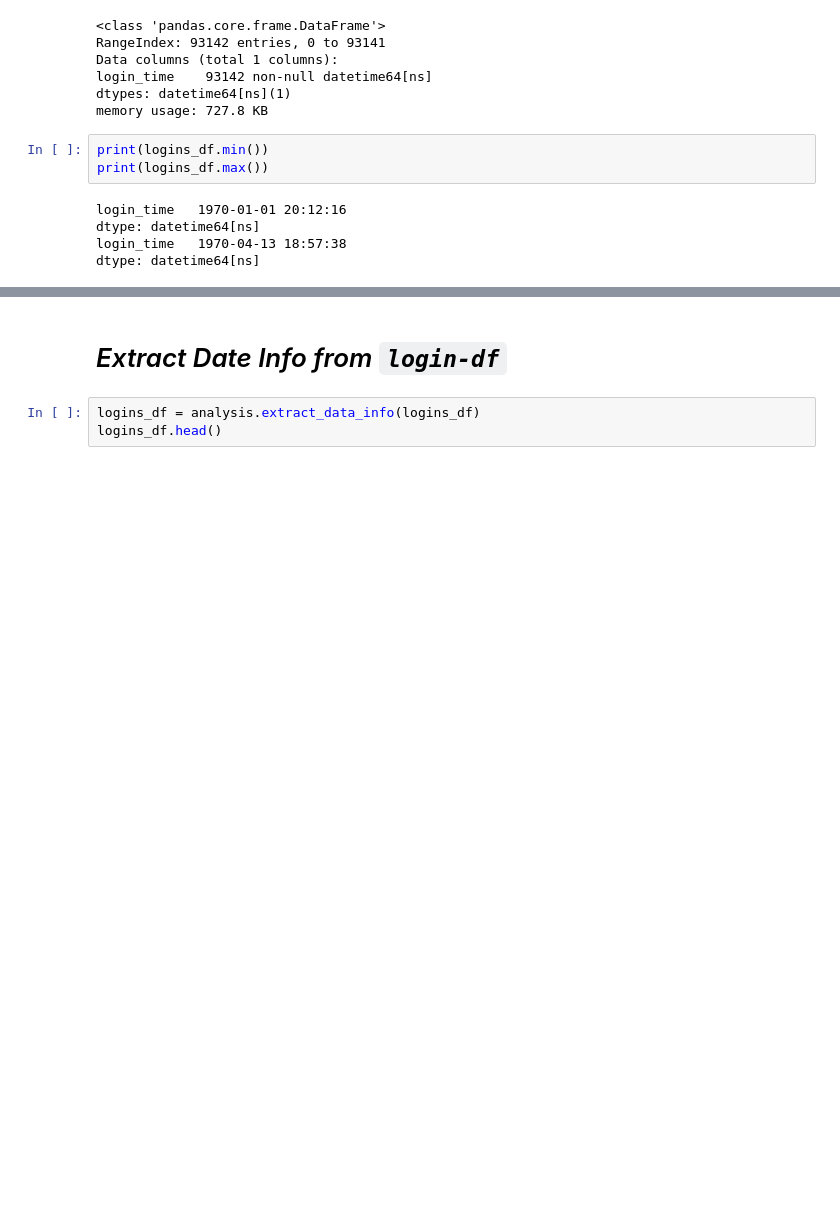
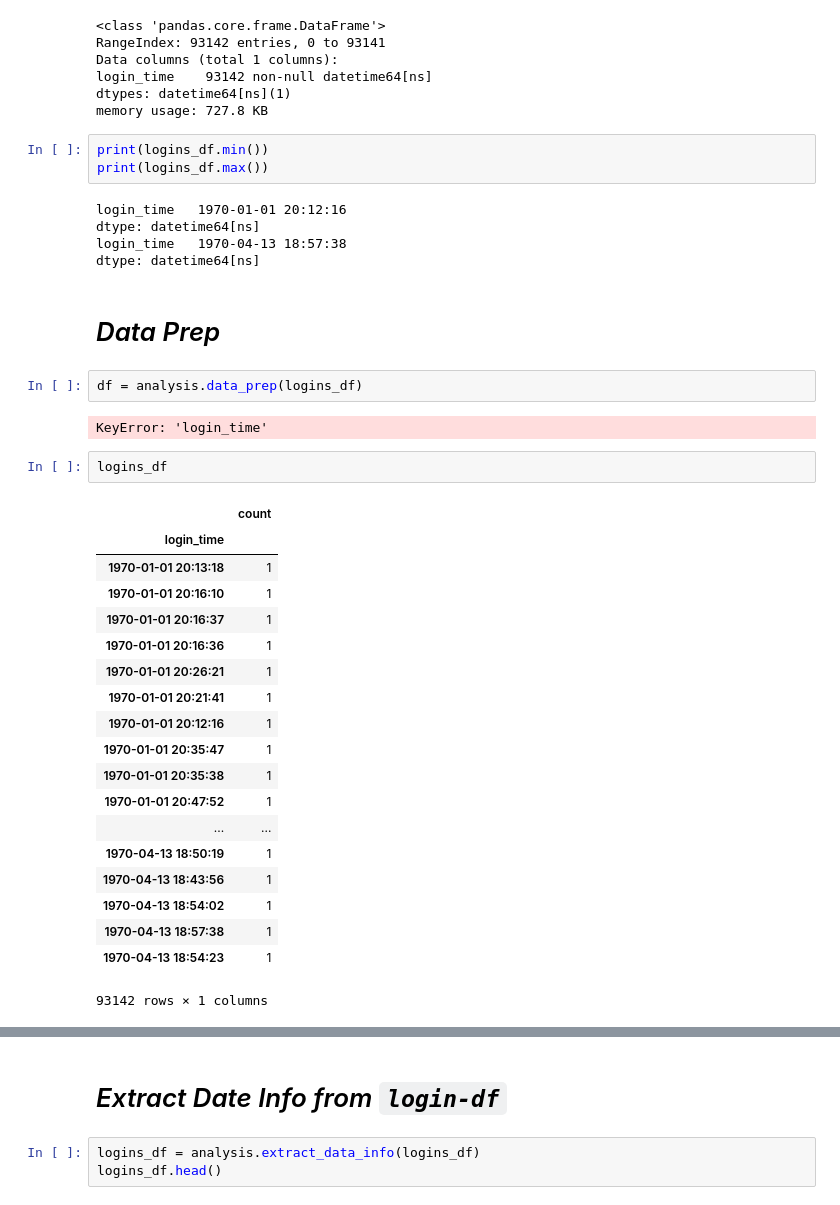
Before and after one commit to earny-joe/Springboard-DS-Portfolio, a Jupyter notebook: unit17-take-home-challenges/ultimate_technologies/exploratory-data-analysis-final.ipynb, the cells around one changed output, grey strips where cells are left out. Saved outputs shown, nothing was run; the diff lists cells and outputs as text; blank space fills up the shorter version.

```diff
--- a/unit17-take-home-challenges/ultimate_technologies/exploratory-data-analysis-final.ipynb
+++ b/unit17-take-home-challenges/ultimate_technologies/exploratory-data-analysis-final.ipynb
@@ -56,3 +56,31 @@ login_time   1970-01-01 20:12:16
 dtype: datetime64[ns]
 login_time   1970-04-13 18:57:38
 dtype: datetime64[ns]
+# %% [markdown]
+# _Data Prep_
+# %%
+df = analysis.data_prep(logins_df)
+# %% [output]
+KeyError: 'login_time'
+# %%
+logins_df
+# %% [output]
+|  | count |
+| login_time |  |
+| 1970-01-01 20:13:18 | 1 |
+| 1970-01-01 20:16:10 | 1 |
+| 1970-01-01 20:16:37 | 1 |
+| 1970-01-01 20:16:36 | 1 |
+| 1970-01-01 20:26:21 | 1 |
+| 1970-01-01 20:21:41 | 1 |
+| 1970-01-01 20:12:16 | 1 |
+| 1970-01-01 20:35:47 | 1 |
+| 1970-01-01 20:35:38 | 1 |
+| 1970-01-01 20:47:52 | 1 |
+| ... | ... |
+| 1970-04-13 18:50:19 | 1 |
+| 1970-04-13 18:43:56 | 1 |
+| 1970-04-13 18:54:02 | 1 |
+| 1970-04-13 18:57:38 | 1 |
+| 1970-04-13 18:54:23 | 1 |
+93142 rows × 1 columns
```
Also changed, not shown: parts of 27 cells of this notebook, 1 other file.
